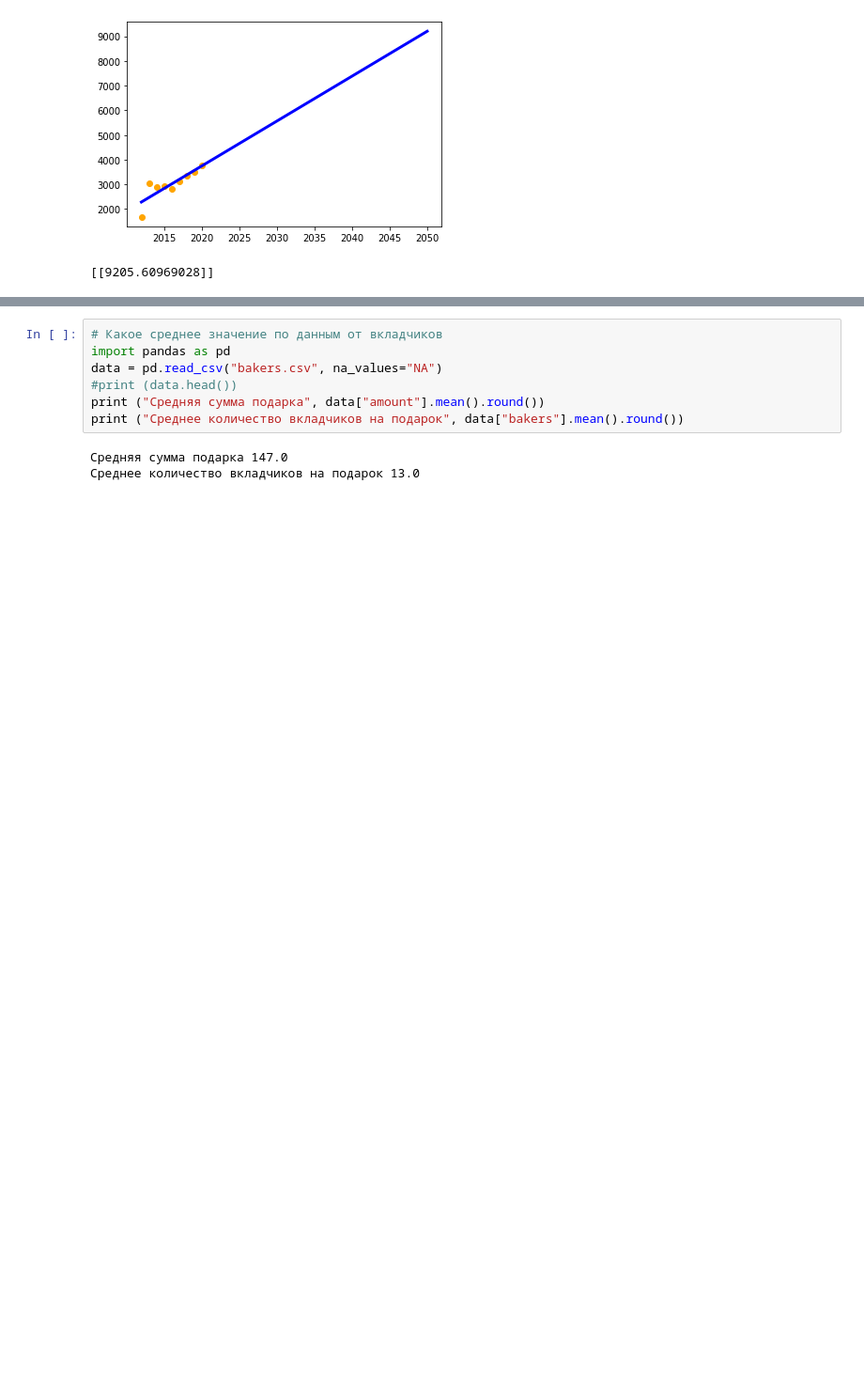
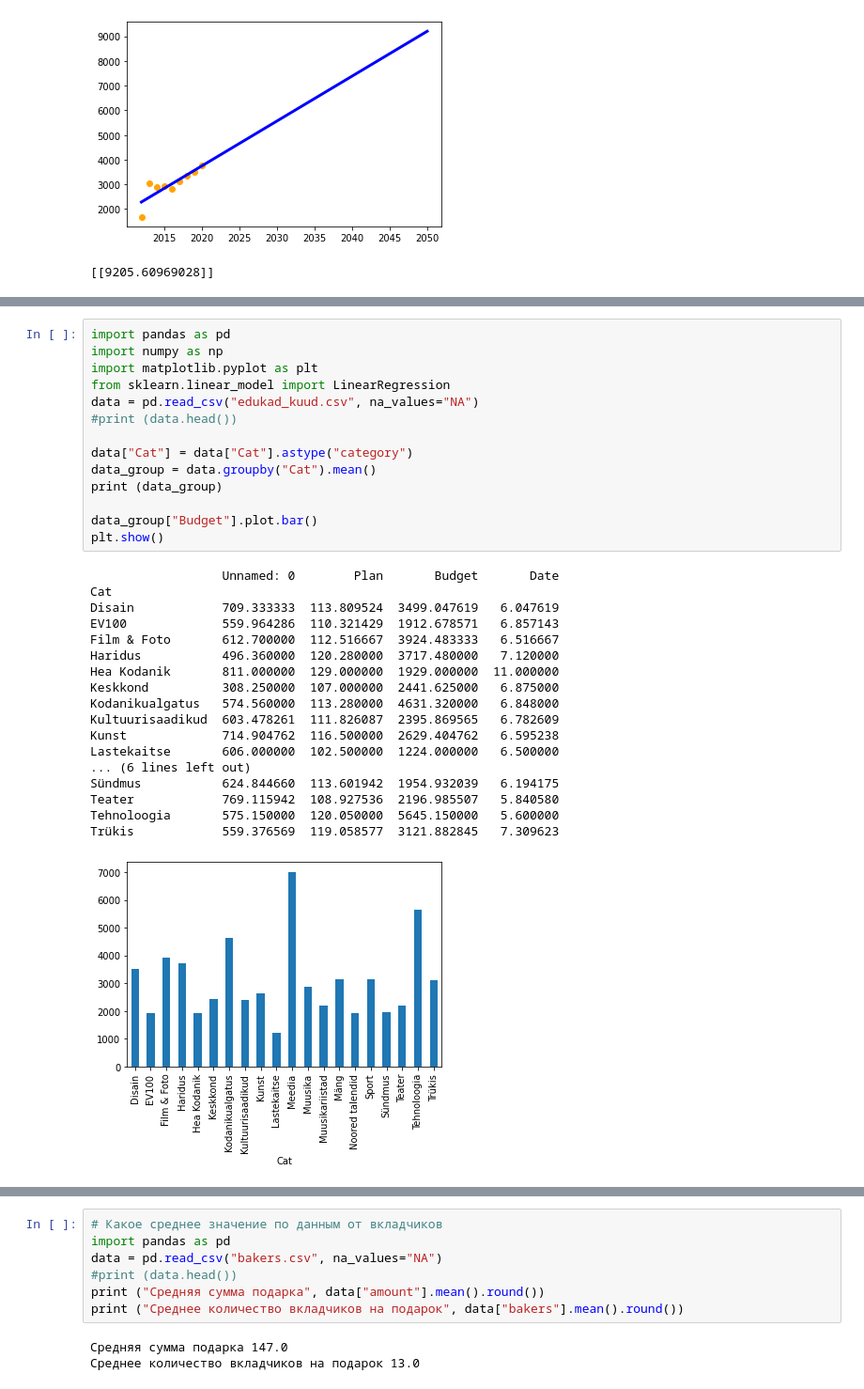
Before and after one commit to visualGravitySense/amoe, a Jupyter notebook: analytics.ipynb, the cells around one changed output, grey strips where cells are left out. Shown: that part at 94% size. Drawn from its saved outputs; the diff is of its cells as text; blank space fills up the shorter version.

```diff
--- a/analytics.ipynb
+++ b/analytics.ipynb
@@ -58,0 +122,33 @@ print (model.predict(np.array(2050).reshape(1, 1)))
+# %%
+import pandas as pd
+import numpy as np
+import matplotlib.pyplot as plt
+from sklearn.linear_model import LinearRegression
+data = pd.read_csv("edukad_kuud.csv", na_values="NA")
+#print (data.head())
+
+data["Cat"] = data["Cat"].astype("category")
+data_group = data.groupby("Cat").mean()
+print (data_group)
+
+data_group["Budget"].plot.bar()
+plt.show()
+# %% [output]
+                  Unnamed: 0        Plan       Budget       Date
+Cat
+Disain            709.333333  113.809524  3499.047619   6.047619
+EV100             559.964286  110.321429  1912.678571   6.857143
+Film & Foto       612.700000  112.516667  3924.483333   6.516667
+Haridus           496.360000  120.280000  3717.480000   7.120000
+Hea Kodanik       811.000000  129.000000  1929.000000  11.000000
+Keskkond          308.250000  107.000000  2441.625000   6.875000
+Kodanikualgatus   574.560000  113.280000  4631.320000   6.848000
+Kultuurisaadikud  603.478261  111.826087  2395.869565   6.782609
+Kunst             714.904762  116.500000  2629.404762   6.595238
+Lastekaitse       606.000000  102.500000  1224.000000   6.500000
+... (6 lines left out)
+Sündmus           624.844660  113.601942  1954.932039   6.194175
+Teater            769.115942  108.927536  2196.985507   5.840580
+Tehnoloogia       575.150000  120.050000  5645.150000   5.600000
+Trükis            559.376569  119.058577  3121.882845   7.309623
+[figure, added]
```
Also changed, not shown: parts of 5 cells of this notebook, 8 other files.
